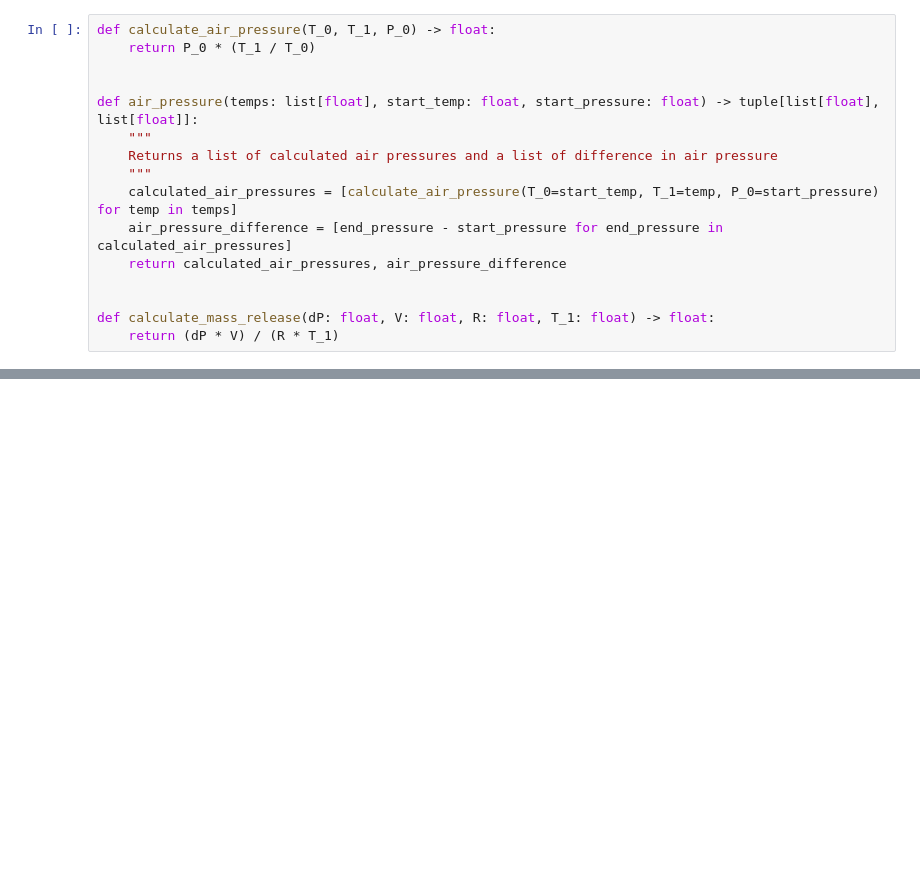
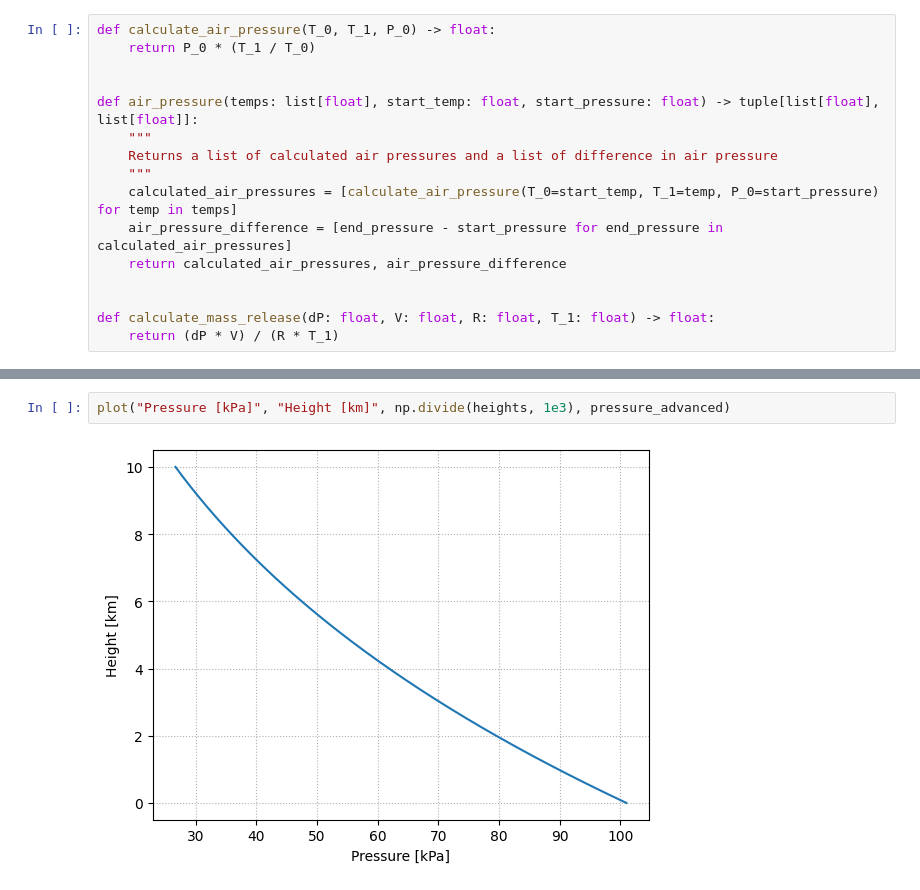
Before and after one commit to jathavaan/TEP4100_scripts, a Jupyter notebook: exercises.ipynb, the cells around one changed output, grey strips where cells are left out. Cells and saved outputs as stored; diff of their text form; blank space fills up the shorter version.

```diff
--- a/exercises.ipynb
+++ b/exercises.ipynb
@@ -52,0 +104,4 @@ if __name__ == "__main__":
+# %%
+plot("Pressure [kPa]", "Height [km]", np.divide(heights, 1e3), pressure_advanced)
+# %% [output]
+[figure, added]
```
Also changed, not shown: parts of 17 cells of this notebook.
